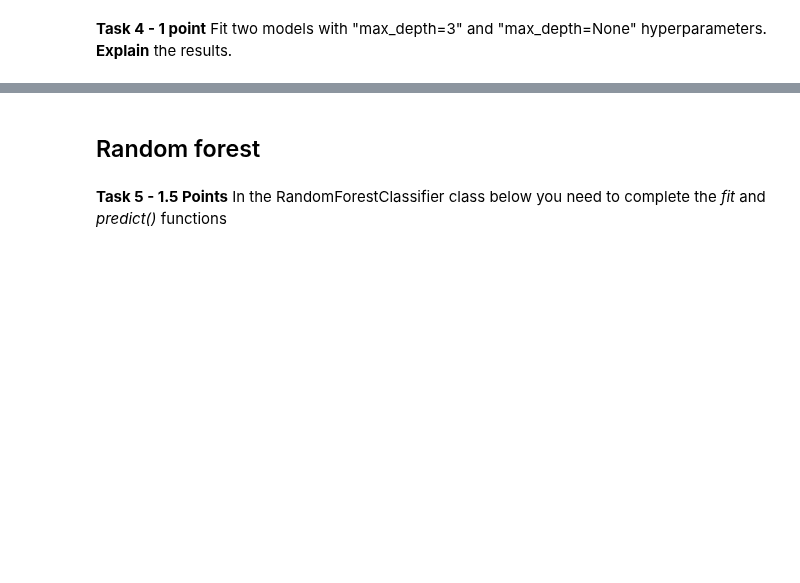
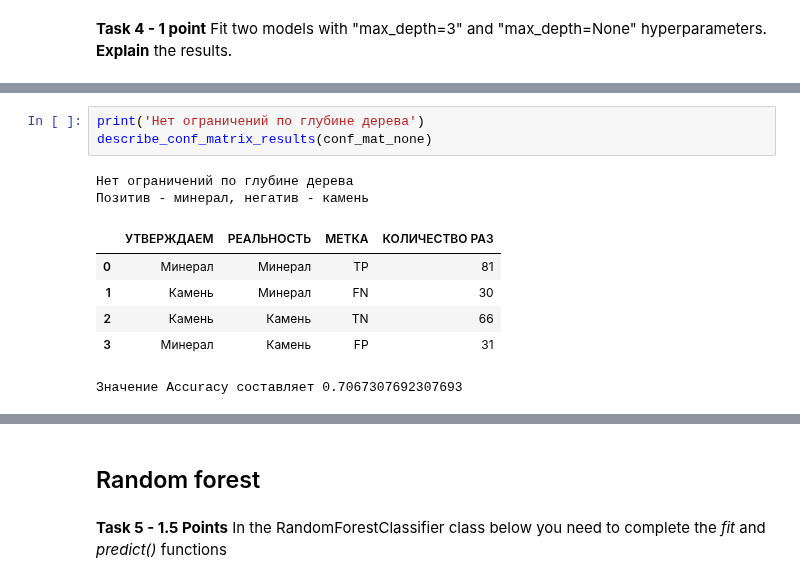
Before and after one commit to githubjeka/ml-intro, a Jupyter notebook: rf_classifier.ipynb, the cells around one changed output, grey strips where cells are left out. Cells and saved outputs as stored; diff of their text form; blank space fills up the shorter version.

```diff
--- a/rf_classifier.ipynb
+++ b/rf_classifier.ipynb
@@ -394,0 +426,12 @@ accuracy_score(y_test, y_pred)
+# %%
+print('Нет ограничений по глубине дерева')
+describe_conf_matrix_results(conf_mat_none)
+# %% [output]
+Нет ограничений по глубине дерева
+Позитив - минерал, негатив - камень
+|  | УТВЕРЖДАЕМ | РЕАЛЬНОСТЬ | МЕТКА | КОЛИЧЕСТВО РАЗ |
+| 0 | Минерал | Минерал | TP | 81 |
+| 1 | Камень | Минерал | FN | 30 |
+| 2 | Камень | Камень | TN | 66 |
+| 3 | Минерал | Камень | FP | 31 |
+Значение Accuracy составляет 0.7067307692307693
```
Also changed, not shown: parts of 49 cells of this notebook.
